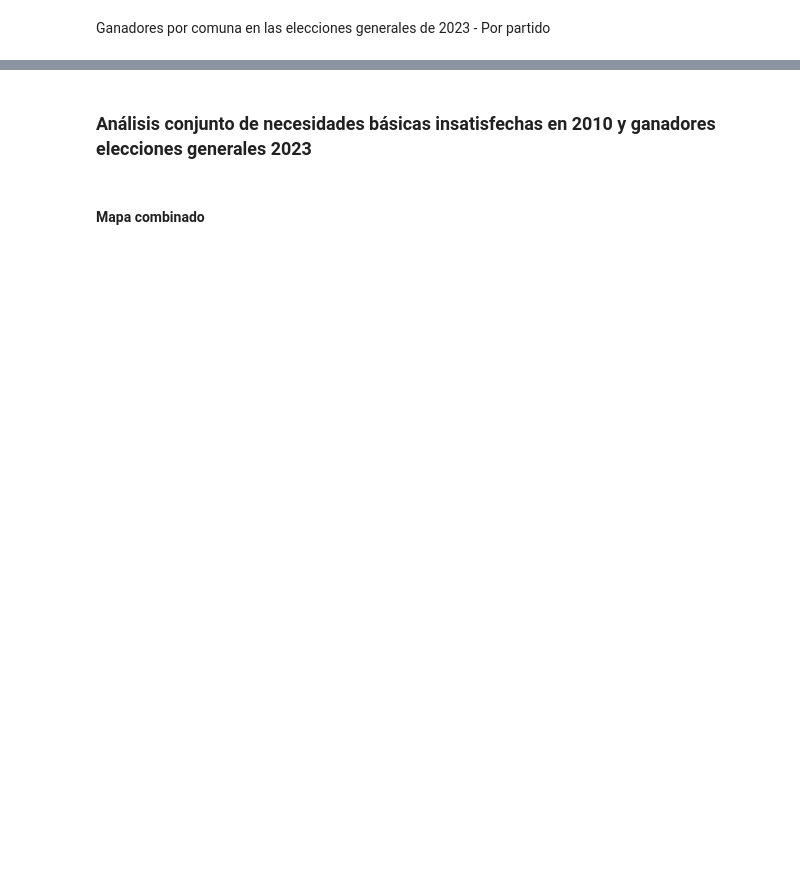
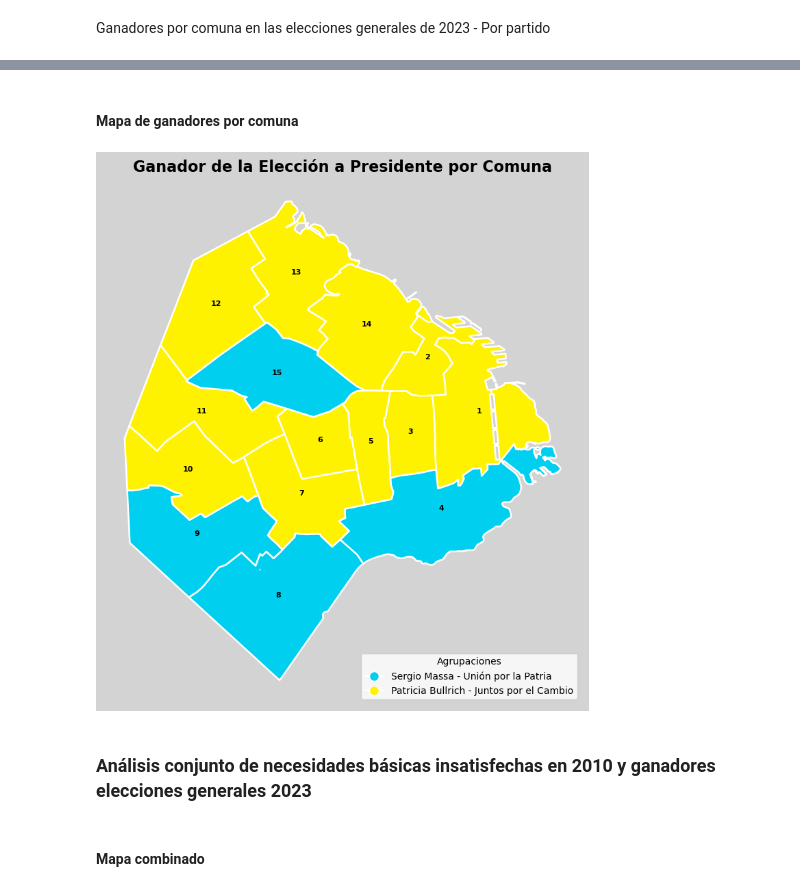
Before and after one commit to nicolasfaccini/Analisis-Elecciones-Generales-2023-Python, a Jupyter notebook: Informe.ipynb, the cells around one changed output, grey strips where cells are left out. Cells and saved outputs as stored; diff of their text form; code cells hidden in the pictures; blank space fills up the shorter version.

```diff
--- a/Informe.ipynb
+++ b/Informe.ipynb
@@ -393,3 +673,51 @@ Error:
+# %% [markdown]
+#### Mapa de ganadores por comuna
+# %%
+# Título del mapa
+titulo = "Ganador de la Elección a Presidente por Comuna"
+
+# Disolver los límites de los circuitos electorales para consolidar las comunas
+gdf_dissolved = gdf.dissolve(by='COMUNA')
+
+# Realizar el merge con el DataFrame geográfico disuelto
+gdf_merged = gdf_dissolved.merge(df_votos_maximos, left_on='COMUNA', right_on='seccion_id', how='left')
+
+# Crear un mapa de colores personalizado para las agrupaciones
+colores = {'JUNTOS POR EL CAMBIO': '#FFF200', 'UNION POR LA PATRIA': '#00CFEF'}
+gdf_merged['color'] = gdf_merged['agrupacion_nombre'].map(colores)
+
+# Visualización con fondo gris claro y líneas blancas más anchas
+fig, ax = plt.subplots(1, 1, figsize=(10, 10), facecolor='lightgrey')
+
+# Plotear usando los colores personalizados y añadir bordes más anchos y blancos
+gdf_merged.plot(ax=ax, color=gdf_merged['color'], edgecolor='white', linewidth=1.8)
+
+# Etiquetar cada comuna con su número
+for idx, row in gdf_merged.iterrows():
+    plt.annotate(text=row['seccion_id'], xy=(row.geometry.centroid.x, row.geometry.centroid.y),
+                 horizontalalignment='center', fontsize=8, weight='bold', color='black')
+
+# Agregar título al mapa
+plt.title(titulo, fontsize=16, weight='bold')
+
+# Crear leyenda
+leyenda = {
+    'Sergio Massa - Unión por la Patria': '#00CFEF',
+    'Patricia Bullrich - Juntos por el Cambio': '#FFF200'
+}
+
+handles = [plt.Line2D([0], [0], marker='o', color='w', label=label, markerfacecolor=color, markersize=10)
+           for label, color in leyenda.items()]
+
+plt.legend(handles=handles, title='Agrupaciones', loc='lower right')
+
+# Quitar los ejes y el recuadro
+plt.axis('off')
+
+# Mostrar el mapa
+plt.show()
+# %% [output]
+[figure, added]
 # %% [markdown]
 ### Análisis conjunto de necesidades básicas insatisfechas en 2010 y ganadores elecciones generales 2023
 # %% [markdown]
```
Also changed, not shown: parts of 54 cells of this notebook.
